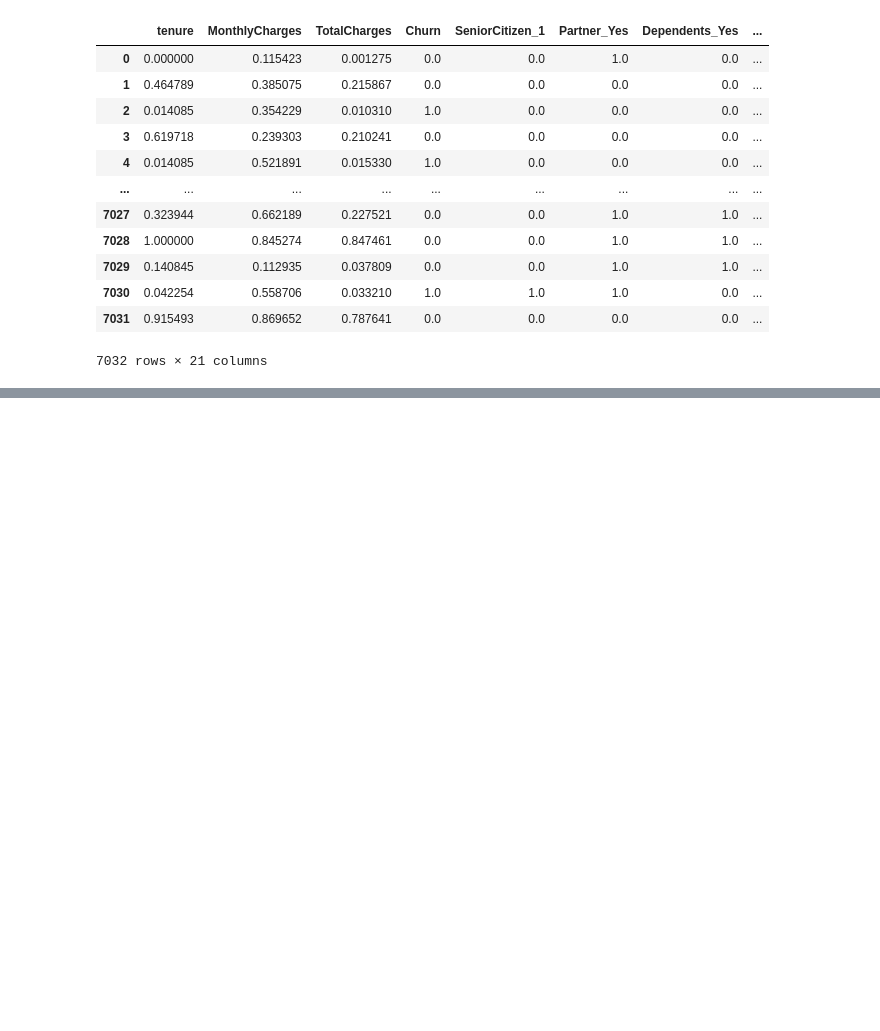
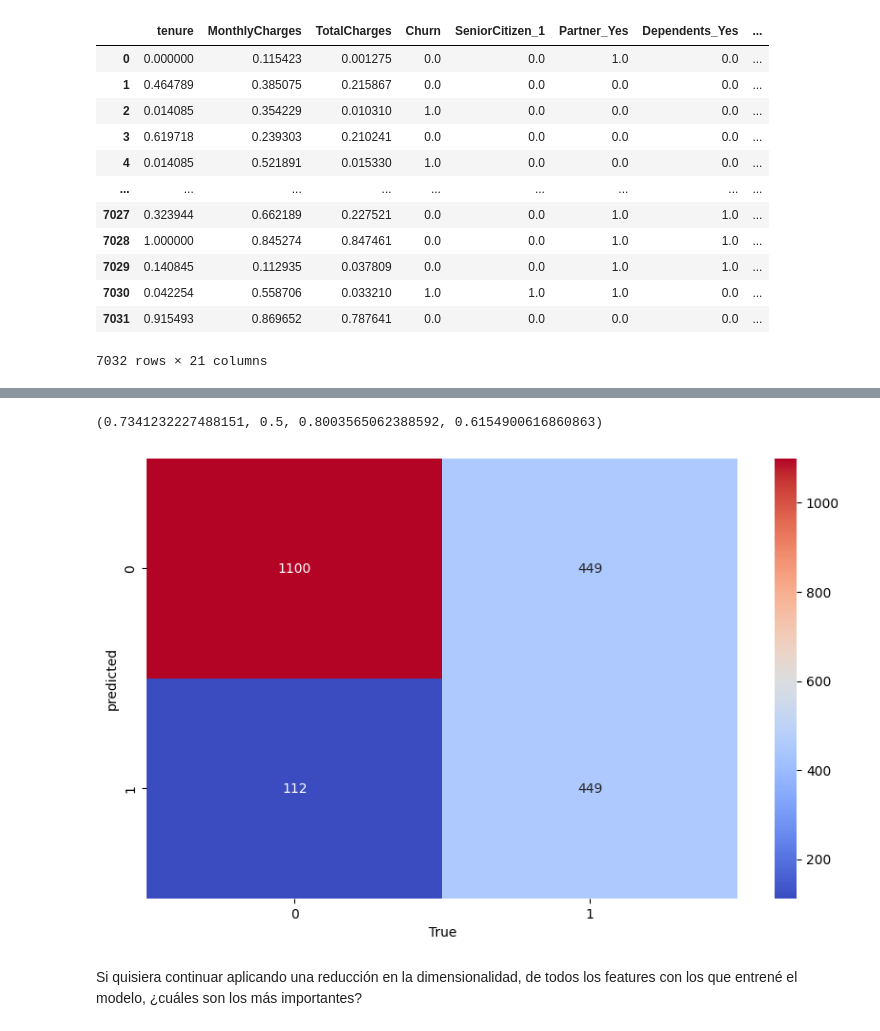
Before and after one commit to santortiz/ml-overview, a Jupyter notebook: notebooks/logistic_regression/churn.ipynb, the cells around one changed output, grey strips where cells are left out. Drawn from its saved outputs; the diff is of its cells as text; code cells hidden in the pictures; blank space fills up the shorter version.

```diff
--- a/notebooks/logistic_regression/churn.ipynb
+++ b/notebooks/logistic_regression/churn.ipynb
@@ -351,0 +391,11 @@ scaled_data
+# %%
+#take a balanced sample
+from imblearn.under_sampling import RandomUnderSampler
+
+rus = RandomUnderSampler(random_state=42)
+
+X_rus, y_rus = rus.fit_resample(X_train, y_train)
+
+log_mod_rus = LogisticRegression(max_iter=1000)
+log_mod_rus.fit(X_rus, y_rus)
+y_pred_rus = log_mod_rus.predict(X_test)
@@ -351,0 +410,14 @@ scaled_data
+# %%
+accuracy_score(y_test, y_pred_rus), precision_score(y_test, y_pred_rus), recall_score(y_test, y_pred_rus), f1_score(y_test, y_pred_rus)
+# %% [output]
+(0.7341232227488151, 0.5, 0.8003565062388592, 0.6154900616860863)
+# %%
+plt.figure(figsize=(10, 6))
+sns.heatmap(confusion_matrix(y_test, y_pred_rus), annot=True, fmt='d', cmap='coolwarm')
+plt.xlabel('True')
+plt.ylabel('predicted')
+plt.show()
+# %% [output]
+[figure, added]
+# %% [markdown]
+Si quisiera continuar aplicando una reducción en la dimensionalidad, de todos los features con los que entrené el modelo, ¿cuáles son los más importantes?
```
Also changed, not shown: parts of 14 cells of this notebook.
